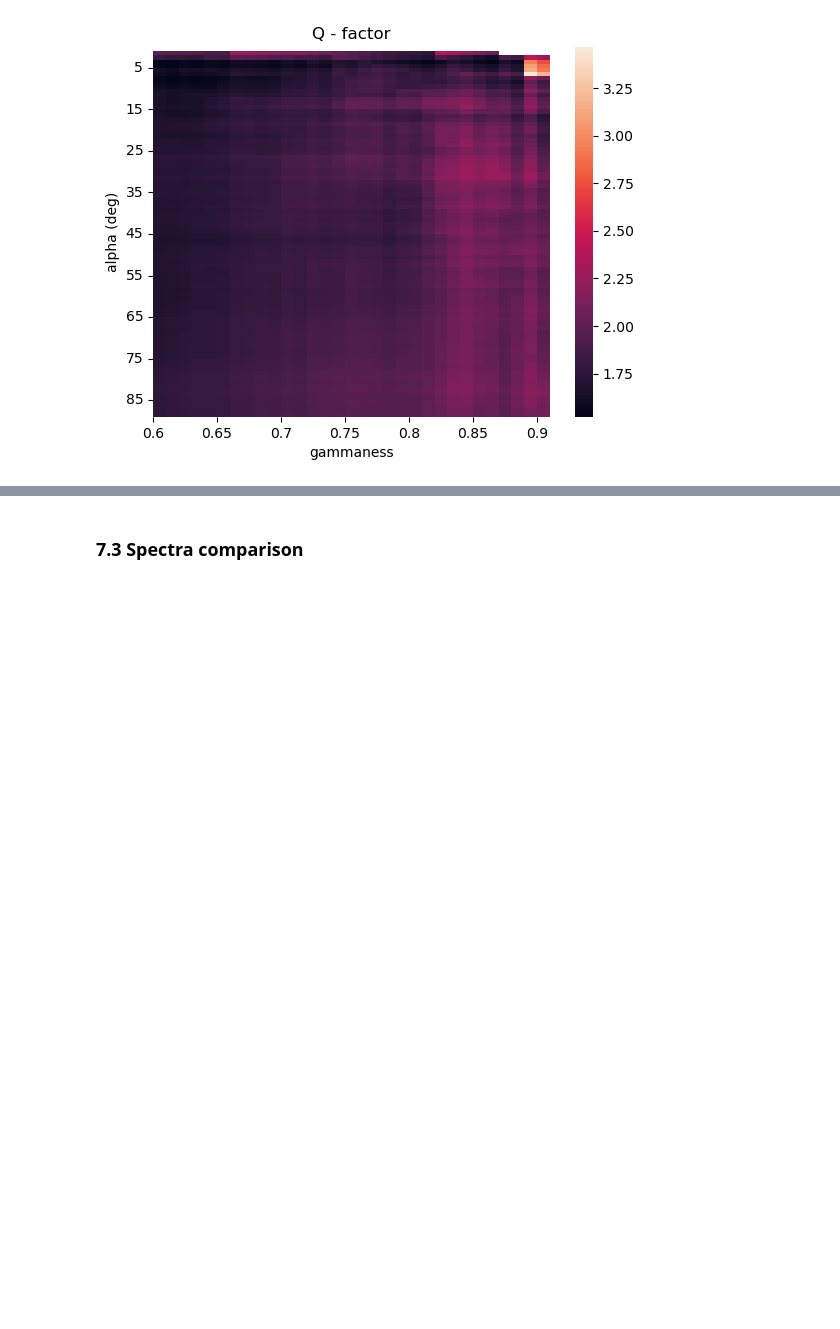
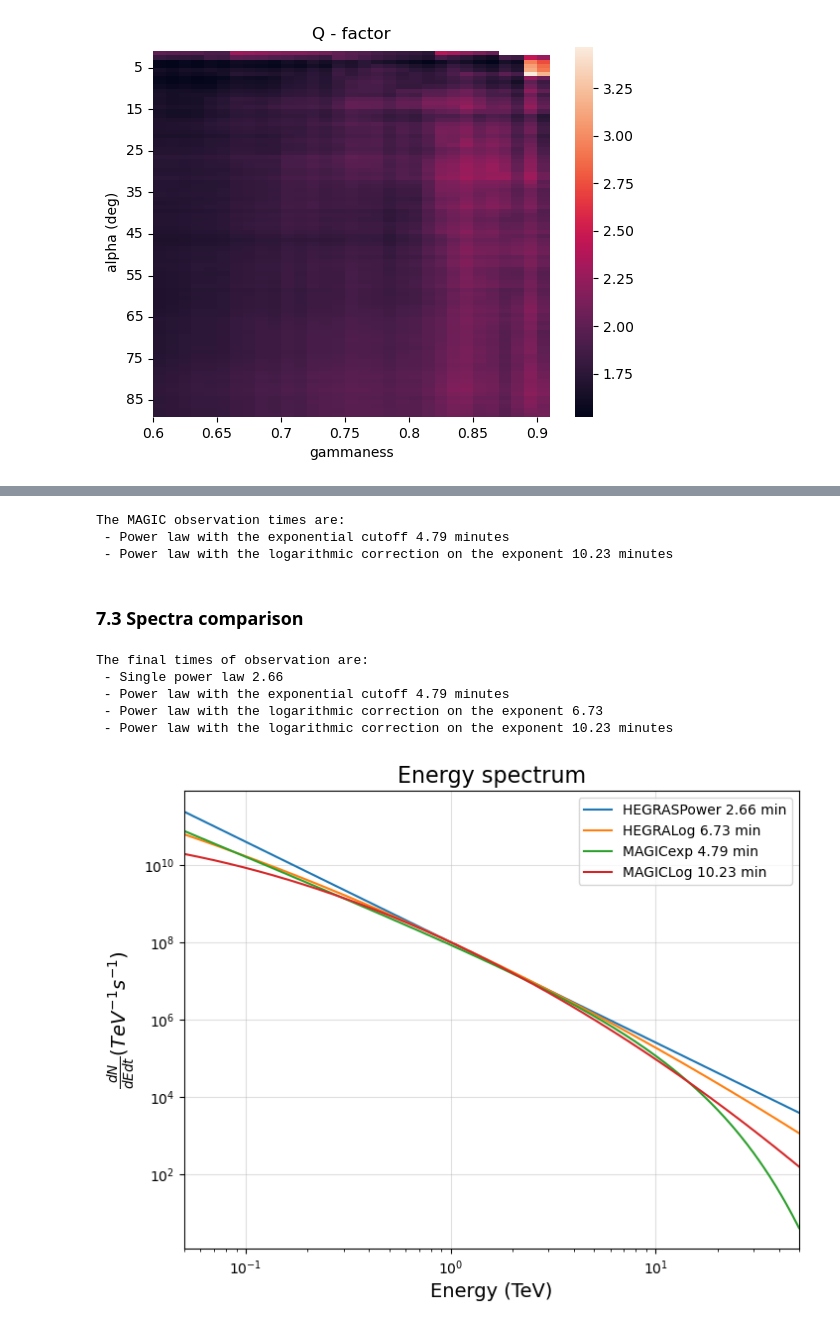
Before and after one commit to LauraRavagnani/LCP_projects_Y6, a Jupyter notebook: Project.ipynb, the cells around one changed output, grey strips where cells are left out. Drawn from its saved outputs; the diff is of its cells as text; code cells hidden in the pictures; blank space fills up the shorter version.

Commit message:
observation time without errors

```diff
--- a/Project.ipynb
+++ b/Project.ipynb
@@ -1295,0 +1326,4 @@ Area under ROC: 0.903
+# %%
+# computing total number of events classified as gamma
+n_gamma = cm_finall[0][1]+cm_finall[1][1]
+print('Total number of event classified as gamma rays:', n_gamma)
@@ -1296,2 +1415,62 @@ Area under ROC: 0.903
+# %%
+alphaM1=2.21
+alphaM2=2.47
+betaM2=-0.24
+f0M1=3.8*10**(-11) #m^2 s^-1 TeV^-1
+f0M2=3.23*10**(-11) #m^2 s^-1 TeV^-1
+Ec=6 #TeV
+
+# first integral
+def dN_exp(x,e0,alpha,ec):
+    return (x/e0)**(-alpha)*np.exp(-x/ec)
+
+I1=f0M1*integrate.romb(dN_exp(E,E0,alphaM1,Ec),dx=dE)
+tM1=(n_gamma)/(S*I1)
+
+# second integral
+I2=f0M2*integrate.romb(dN_log(E,E0,alphaM2,betaM2),dx=dE)
+tM2=(n_gamma)/(S*I2)
+
+print('The MAGIC observation times are:')
+print(' - Power law with the exponential cutoff {0} minutes'.format(np.round(tM1/60,2)))
+print(' - Power law with the logarithmic correction on the exponent {0} minutes'.format(np.round(tM2/60,2)))
+# %% [output]
+The MAGIC observation times are:
+ - Power law with the exponential cutoff 4.79 minutes
+ - Power law with the logarithmic correction on the exponent 10.23 minutes
 # %% [markdown]
 ### 7.3 Spectra comparison
+# %%
+print('The final times of observation are:')
+print(' - Single power law {0}'.format(np.round(tH1/60,2)))
+print(' - Power law with the exponential cutoff {0} minutes'.format(np.round(tM1/60,2)))
+print(' - Power law with the logarithmic correction on the exponent {0}'.format(np.round(tH2/60,2)))
+print(' - Power law with the logarithmic correction on the exponent {0} minutes'.format(np.round(tM2/60,2)))
+
+fig,ax=plt.subplots(figsize=(8,6))
+ax.grid(alpha=0.4)
+
+ax.plot(E,(10**8)*dN_sp(E,E0,alphaH1),label='HEGRASPower {0} min'.format(np.round(tH1/60,2)))
+
+ax.plot(E,(10**8)*dN_log(E,E0,alphaH2,betaH2),label='HEGRALog {0} min'.format(np.round(tH2/60,2)))
+
+ax.plot(E,(10**8)*dN_exp(E,E0,alphaM1,Ec),label='MAGICexp {0} min'.format(np.round(tM1/60,2)))
+
+ax.plot(E,(10**8)*dN_log(E,E0,alphaM2,betaM2),label='MAGICLog {0} min'.format(np.round(tM2/60,2)))
+
+ax.semilogx()
+ax.semilogy()
+ax.set_title('Energy spectrum',fontsize=16)
+ax.set_xlabel('Energy (TeV)',fontsize=14)
+ax.set_ylabel(r'$\frac{dN}{dEdt} (TeV^{-1} s^{-1})$',fontsize=14)
+ax.set_xlim([Emin, Emax])
+ax.legend(loc='best')
+
+plt.show()
+# %% [output]
+The final times of observation are:
+ - Single power law 2.66
+ - Power law with the exponential cutoff 4.79 minutes
+ - Power law with the logarithmic correction on the exponent 6.73
+ - Power law with the logarithmic correction on the exponent 10.23 minutes
+[figure, added]
```
Also changed, not shown: parts of 22 cells of this notebook.
